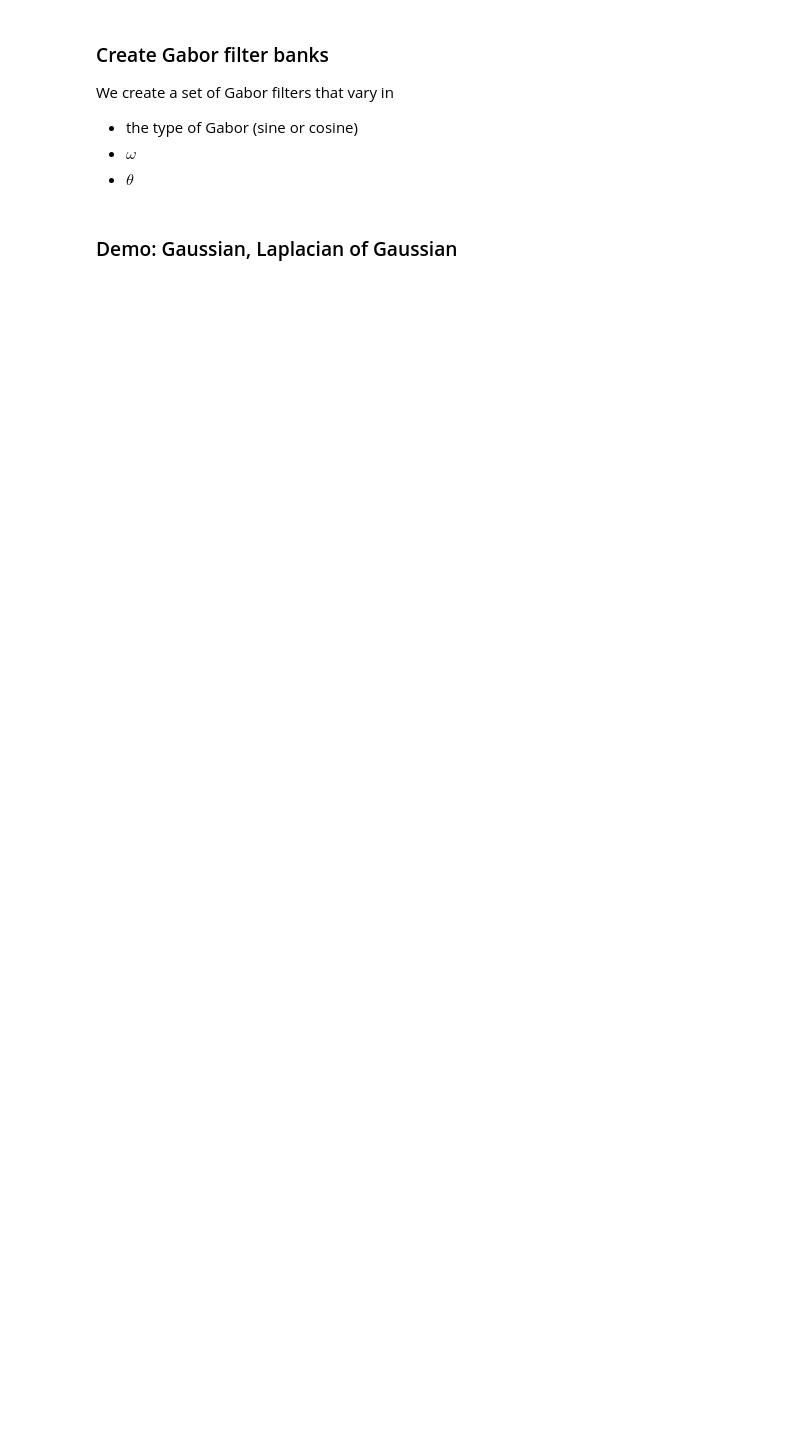
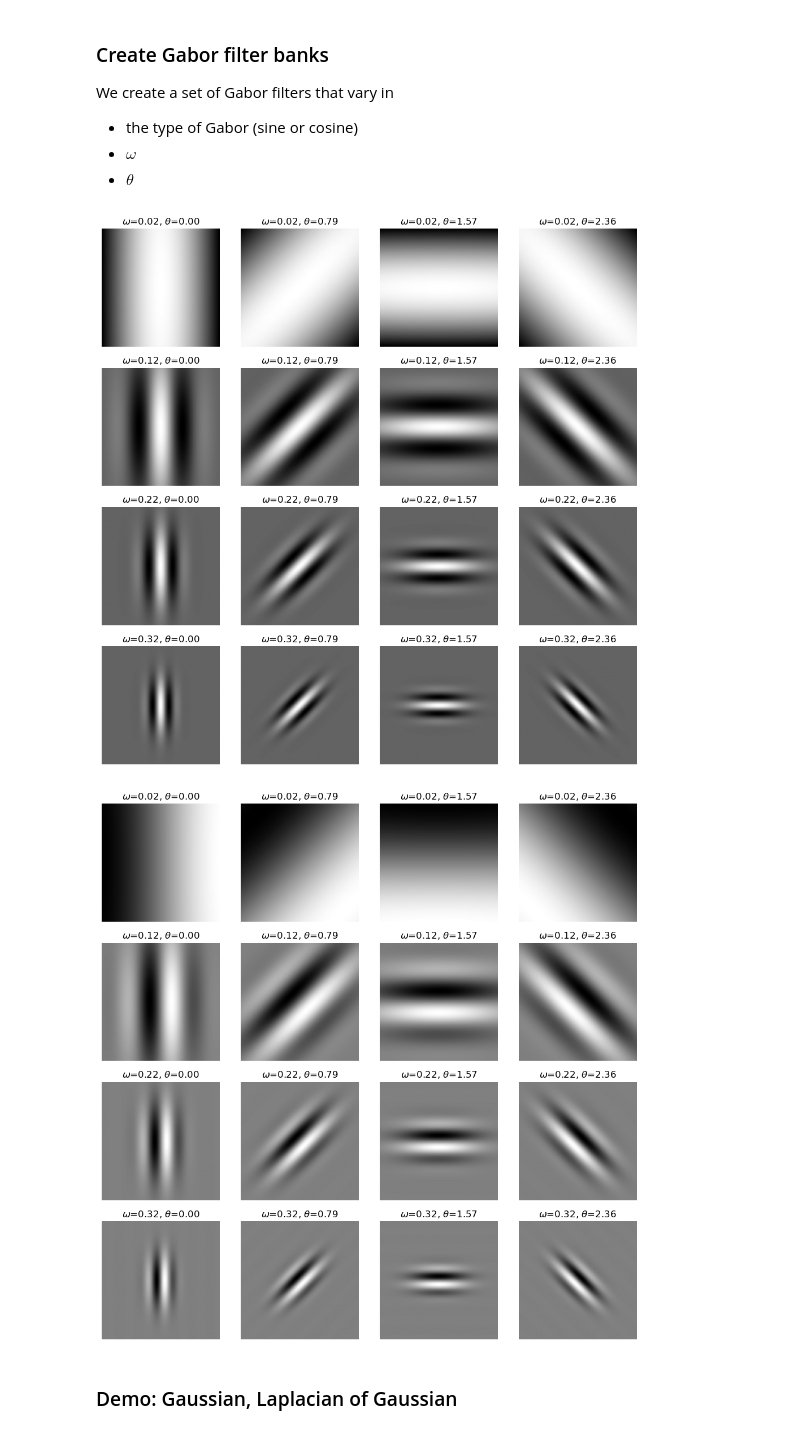
Before and after one commit to shivChitinous/ProbabilisticModelsOfVisualCognition2025FA, a Jupyter notebook: homework_1/image_filters.ipynb, the cells around one changed output. Saved outputs shown, nothing was run; the diff lists cells and outputs as text; code cells hidden in the pictures; blank space fills up the shorter version.

```diff
--- a/homework_1/image_filters.ipynb
+++ b/homework_1/image_filters.ipynb
@@ -173,35 +177,38 @@ def create_gabor_filter_banks(
         for theta in thetas:
             for gabor_type in gabor_types:
                 filter_banks[gabor_type].append(
                     create_gabor(
                         size=(128, 128),
                         omega=omega,
                         theta=theta,
                         gabor_type=gabor_type
                     )
                 )
     return filter_banks
 
 
 def plot_filter_bank(
     filter_bank: Collection[np.ndarray],
     omegas: Iterable[float] = np.arange(0.02, 0.42, 0.1),
     thetas: Iterable[float] = np.arange(0, np.pi, np.pi / 4)
 ) -> mpl.figure.Figure:
     """Plot all 16 Gabor filters in each filter bank."""
     fig, axes = plt.subplots(nrows=len(thetas), ncols=len(omegas), figsize=(10, 10))
-    for filter_bank, ax, (omega, theta) in zip(filter_banks["sine"], axes.flat, itertools.product(omegas, thetas)):
-        ax.imshow(filter_bank)
+    for filter, ax, (omega, theta) in zip(filter_bank, axes.flat, itertools.product(omegas, thetas)):
+        ax.imshow(filter)
         ax.axis("off")
         ax.set_title(f"$\omega$={omega:.2f}, $\\theta$={theta:.2f}")
     fig.tight_layout()
     return fig
 
 
 filter_banks = create_gabor_filter_banks()
 
 for gabor_type, filter_bank in filter_banks.items():
     plot_filter_bank(filter_bank=filter_bank)
+# %% [output]
+[figure, added]
+[figure, added]
 # %% [markdown]
 ### Demo: Gaussian, Laplacian of Gaussian
 # %%
```
Also changed, not shown: parts of 21 cells of this notebook, 1 other file.
